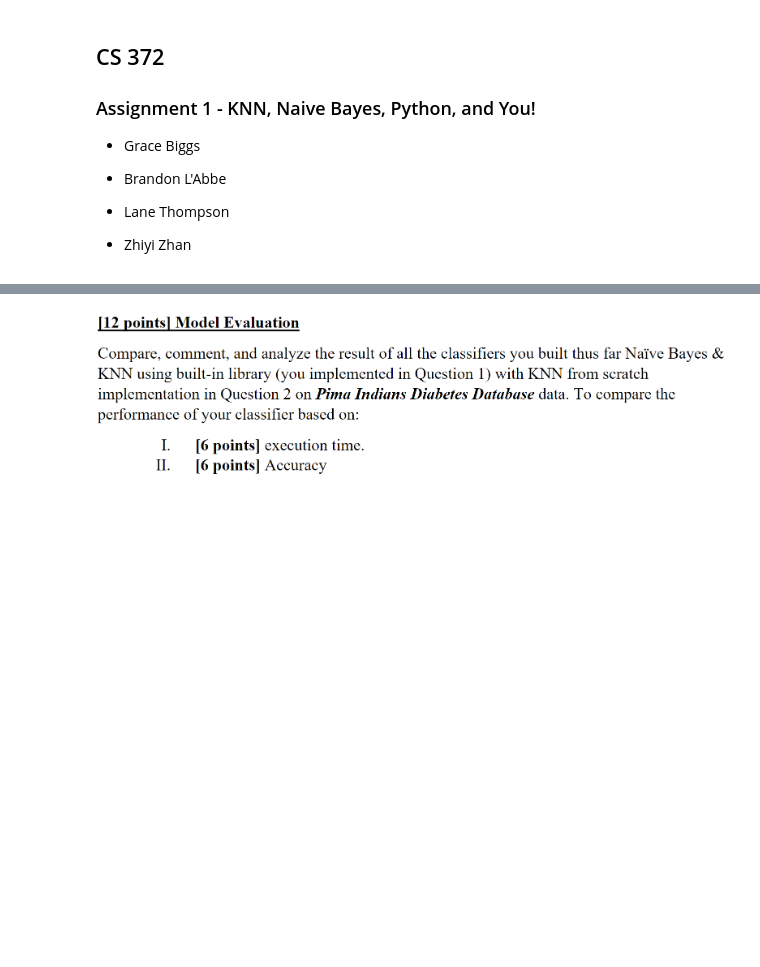
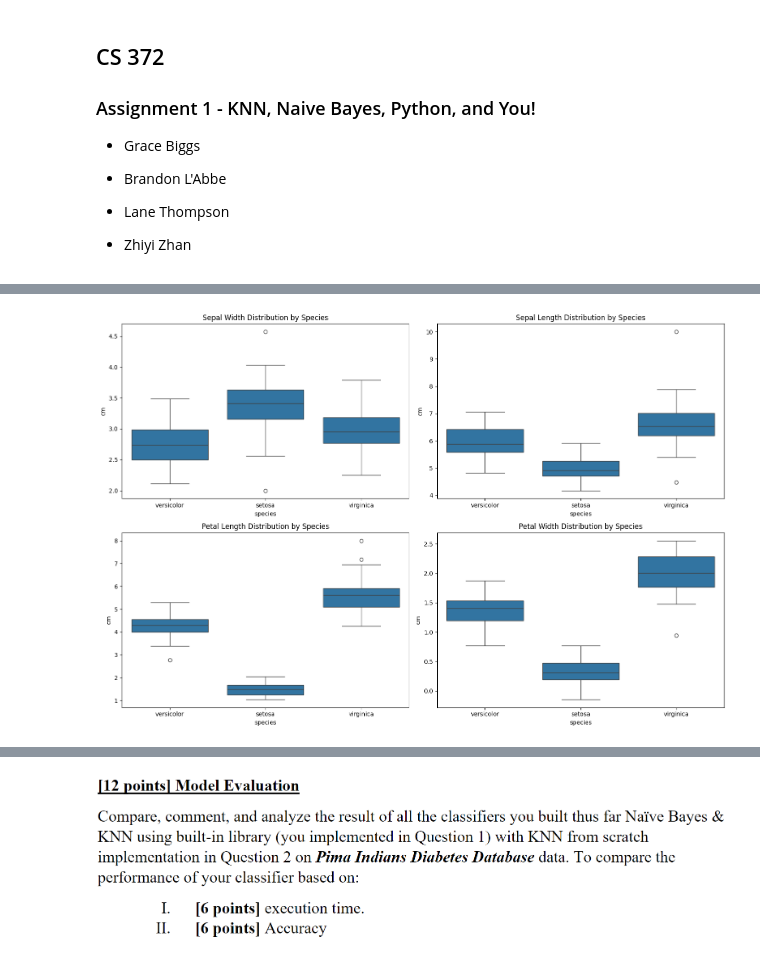
Before and after one commit to stlngds/CS372, a Jupyter notebook: Assignment1/Assignment1.ipynb, the cells around one changed output, grey strips where cells are left out. Saved outputs shown, nothing was run; the diff lists cells and outputs as text; code cells hidden in the pictures; blank space fills up the shorter version.

```diff
--- a/Assignment1/Assignment1.ipynb
+++ b/Assignment1/Assignment1.ipynb
@@ -52,0 +71,35 @@ plt.show()
+# %%
+import matplotlib.pyplot as plt
+import seaborn as sns
+
+# 1. Create feature-specific box plots with species breakdown
+plt.figure(figsize=(15, 10))
+
+# Sepal width - known to have outliers
+plt.subplot(2, 2, 1)
+sns.boxplot(x='species', y='sepal width (cm)', data=df)
+plt.title('Sepal Width Distribution by Species')
+plt.ylabel('cm')
+
+# Sepal length
+plt.subplot(2, 2, 2)
+sns.boxplot(x='species', y='sepal length (cm)', data=df)
+plt.title('Sepal Length Distribution by Species')
+plt.ylabel('cm')
+
+# Petal length
+plt.subplot(2, 2, 3)
+sns.boxplot(x='species', y='petal length (cm)', data=df)
+plt.title('Petal Length Distribution by Species')
+plt.ylabel('cm')
+
+# Petal width
+plt.subplot(2, 2, 4)
+sns.boxplot(x='species', y='petal width (cm)', data=df)
+plt.title('Petal Width Distribution by Species')
+plt.ylabel('cm')
+
+plt.tight_layout()
+plt.show()
+# %% [output]
+[figure, added]
```
Also changed, not shown: parts of 20 cells of this notebook.
